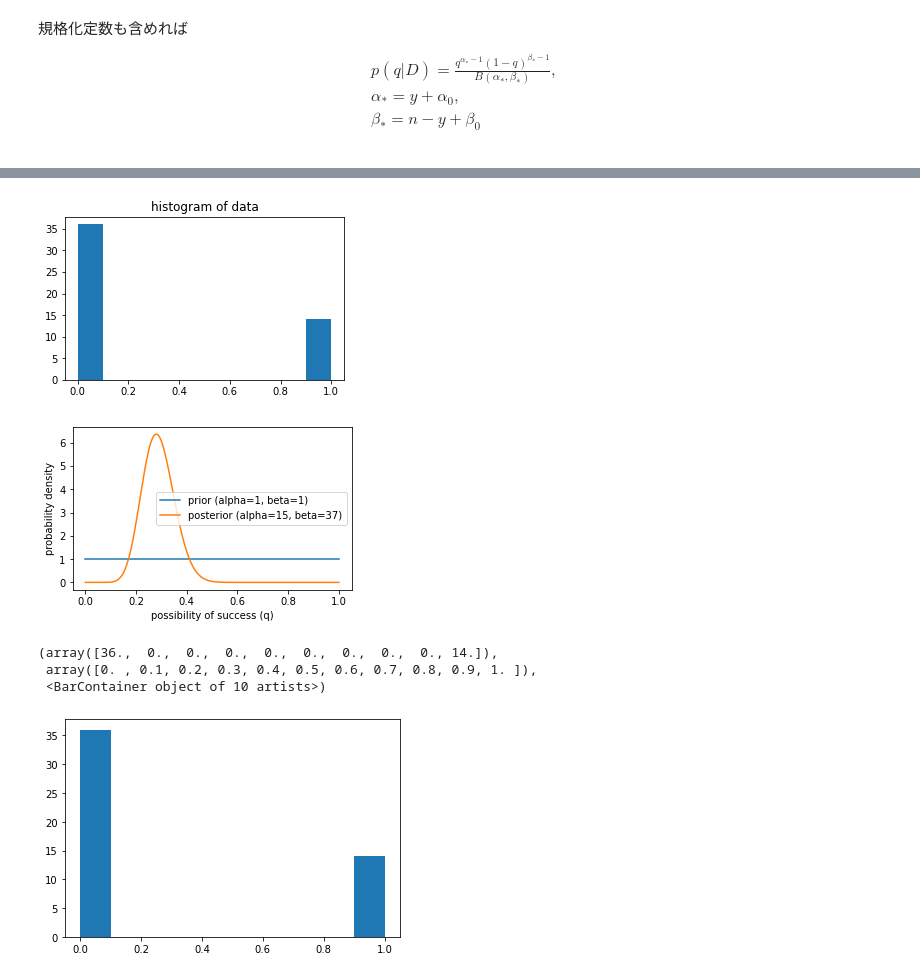
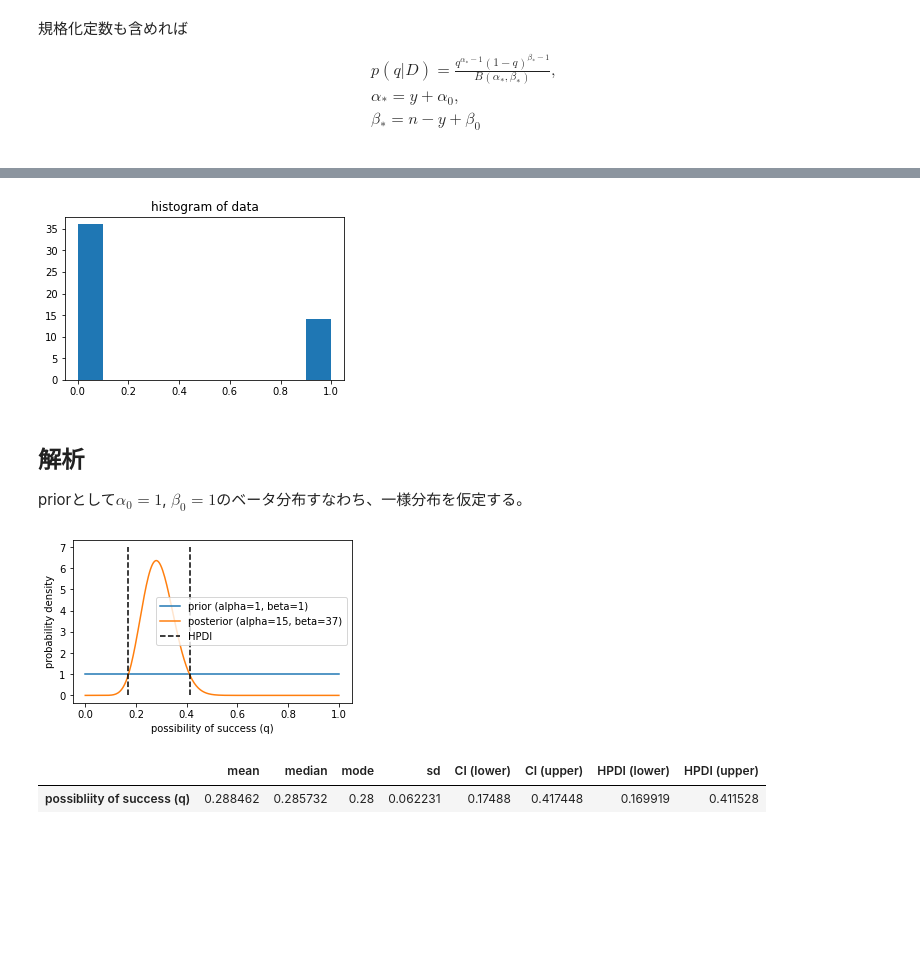
Before and after one commit to tterasaki/statistics, a Jupyter notebook: bayes/bayes1-1.ipynb, the cells around one changed output, grey strips where cells are left out. Drawn from its saved outputs; the diff is of its cells as text; code cells hidden in the pictures; blank space fills up the shorter version.

```diff
--- a/bayes/bayes1-1.ipynb
+++ b/bayes/bayes1-1.ipynb
@@ -134,39 +167,47 @@ def bernoulli_stats(data, a0, b0, prob):
+# %%
+# generate data
+p = 0.25
+n = 50
+np.random.seed(99)
+data = st.bernoulli.rvs(p, size=n)
+
+#plot histogram
+plt.figure(figsize=(5, 3))
+plt.hist(data)
+plt.title('histogram of data')
+plt.show()
+# %% [output]
+[figure, added]
+# %% [markdown]
+## 解析
+priorとして$\alpha_0=1$, $\beta_0=1$のベータ分布すなわち、一様分布を仮定する。
 # %%
-# generate data
-p = 0.25
-n = 50
-np.random.seed(99)
-data = st.bernoulli.rvs(p, size=n)
-#plot histogram
-plt.figure(figsize=(5, 3))
-plt.hist(data)
-plt.title('histogram of data')
-plt.show()
-
 # calculate stats
 a0 = 1 # uniform prior
 b0 = 1 # uniform prior
 prob = 0.95 # credible interval
+
+# analyze data
 results, a, b = bernoulli_stats(data, a0, b0, prob)
+
 # plot probability density functions
 fig1 = plt.figure(figsize=(5, 3))
 q = np.linspace(0, 1, 250)
 plt.plot(q, st.beta.pdf(q, a0, b0), label=f'prior (alpha={a0}, beta={b0})')
 plt.plot(q, st.beta.pdf(q, a, b), label=f'posterior (alpha={a}, beta={b})')
+plt.vlines([results.loc['possibility of success (q)', 'HPDI (lower)'],
+            results.loc['possibility of success (q)', 'HPDI (upper)']],
+             0, 7, colors='k', linestyles='dashed', label='HPDI')
+
+
 plt.xlabel('possibility of success (q)')
 plt.ylabel('probability density')
 plt.legend()
 plt.show()
 # %% [output]
-[figure, old version]
+[figure, new version]
-[figure, removed]
-# %%
-# plot several prior distributions
-fig2 = plt.figure(figsize=(5, 3))
-q = np.linspace(0, 1, 250)
-a0_1 ,b0_1 = 1, 1
-# %% [output]
-(array([36.,  0.,  0.,  0.,  0.,  0.,  0.,  0.,  0., 14.]),
- array([0. , 0.1, 0.2, 0.3, 0.4, 0.5, 0.6, 0.7, 0.8, 0.9, 1. ]),
- <BarContainer object of 10 artists>)
-[figure, removed]
+# %%
+results
+# %% [output]
+|  | mean | median | mode | sd | CI (lower) | CI (upper) | HPDI (lower) | HPDI (upper) |
+| possibliity of success (q) | 0.288462 | 0.285732 | 0.28 | 0.062231 | 0.17488 | 0.417448 | 0.169919 | 0.411528 |
```
Also changed, not shown: parts of 19 cells of this notebook.
